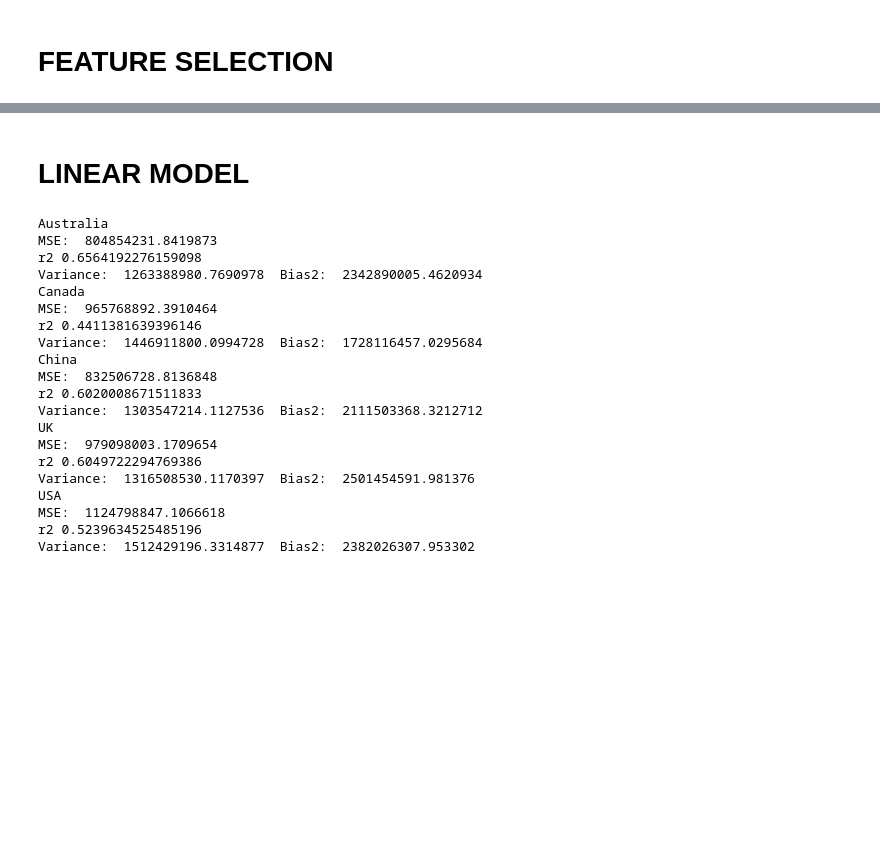
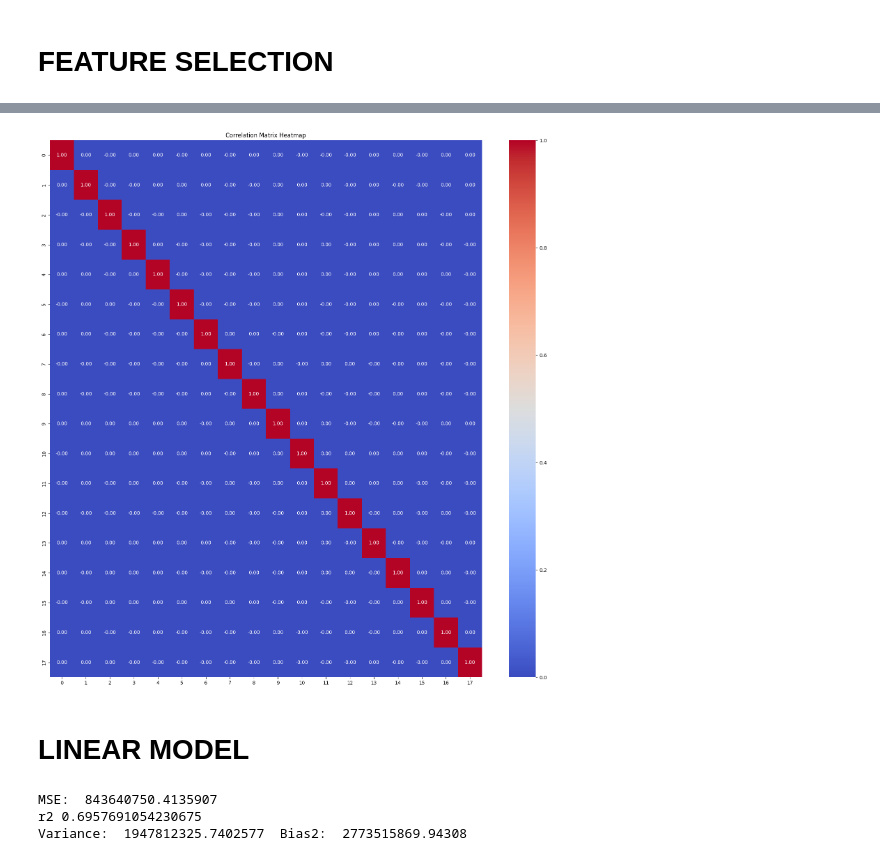
Before and after one commit to ruohan8/ECS171Project, a Jupyter notebook: Project.ipynb, the cells around one changed output, grey strips where cells are left out. Drawn from its saved outputs; the diff is of its cells as text; code cells hidden in the pictures; blank space fills up the shorter version.

```diff
--- a/Project.ipynb
+++ b/Project.ipynb
@@ -269,4 +269,4 @@ df_encoded = pd.concat([df, one_hot_df], axis=1)
 df_encoded = df_encoded.drop(categorical_columns, axis=1)
 
 # eliminate rows with NaN
-df = df.dropna()
+df_encoded = df_encoded.dropna()
@@ -327,3 +323,7 @@ Component Years of Experience's lower outliers:
+# %%
+# this ensures salary is not modified during feature selection
+X = df_encoded.drop(columns=['Salary'])
+y = df_encoded['Salary']
 # %% [markdown]
 # FEATURE SELECTION
 # %%
@@ -480,49 +410,39 @@ for country, group in country_data.items():
+# %%
+# find correlation (use code from lab 0)
+correlation_matrix = np.corrcoef(X.T)
+plt.figure(figsize=(20,20))
+plt.title('Correlation Matrix Heatmap')
+sns.heatmap(correlation_matrix, annot=True, cmap='coolwarm', fmt=".2f")
+plt.show()
+# %% [output]
+[figure, added]
 # %% [markdown]
 # LINEAR MODEL
 # %%
-for country, group in country_data.items():
-    x_train, x_test, y_train, y_test = train_test_split(group[0], group[1], test_size=0.25, random_state=0)
+x_train, x_test, y_train, y_test = train_test_split(X, y, test_size=0.25, random_state=0)
 
-    # data standardization
-    scaler = StandardScaler()
-    x_train = scaler.fit_transform(x_train)
-    x_test = scaler.transform(x_test)
+# data standardization
+scaler = StandardScaler()
+x_train = scaler.fit_transform(x_train)
+x_test = scaler.transform(x_test)
 
-    # train model on training data.
-    model = LinearRegression()
-    model.fit(x_train, y_train)
-    y_pred = model.predict(x_test)
+# train model on training data.
+model = LinearRegression()
+model.fit(x_train, y_train)
+y_pred = model.predict(x_test)
 
-    print(country)
-    mse = mean_squared_error(y_test, y_pred)
-    print("MSE: ", mse)
-    r2 = r2_score(y_test, y_pred)
-    print("r2", r2)
+mse = mean_squared_error(y_test, y_pred)
+print("MSE: ", mse)
+r2 = r2_score(y_test, y_pred)
+print("r2", r2)
 
-    bias2 = np.mean((np.mean(y_pred) - y_test) ** 2)
-    variance = np.mean((y_pred - np.mean(y_pred)) ** 2)
-    print("Variance: ", variance, " Bias2: ", bias2)
+bias2 = np.mean((np.mean(y_pred) - y_test) ** 2)
+variance = np.mean((y_pred - np.mean(y_pred)) ** 2)
+print("Variance: ", variance, " Bias2: ", bias2)
 # %% [output]
-Australia
-MSE:  804854231.8419873
-r2 0.6564192276159098
-Variance:  1263388980.7690978  Bias2:  2342890005.4620934
-Canada
-MSE:  965768892.3910464
-r2 0.4411381639396146
-Variance:  1446911800.0994728  Bias2:  1728116457.0295684
-China
-MSE:  832506728.8136848
-r2 0.6020008671511833
-Variance:  1303547214.1127536  Bias2:  2111503368.3212712
-UK
-MSE:  979098003.1709654
-r2 0.6049722294769386
-Variance:  1316508530.1170397  Bias2:  2501454591.981376
-USA
-MSE:  1124798847.1066618
-r2 0.5239634525485196
-Variance:  1512429196.3314877  Bias2:  2382026307.953302
+MSE:  843640750.4135907
+r2 0.6957691054230675
+Variance:  1947812325.7402577  Bias2:  2773515869.94308
 # %%
 def polynomial_regression(degree, X, y, folds, test_size=0.25, random_state=None):
     # Set the polynomial degree of the model
```
Also changed, not shown: parts of 8 cells of this notebook.
